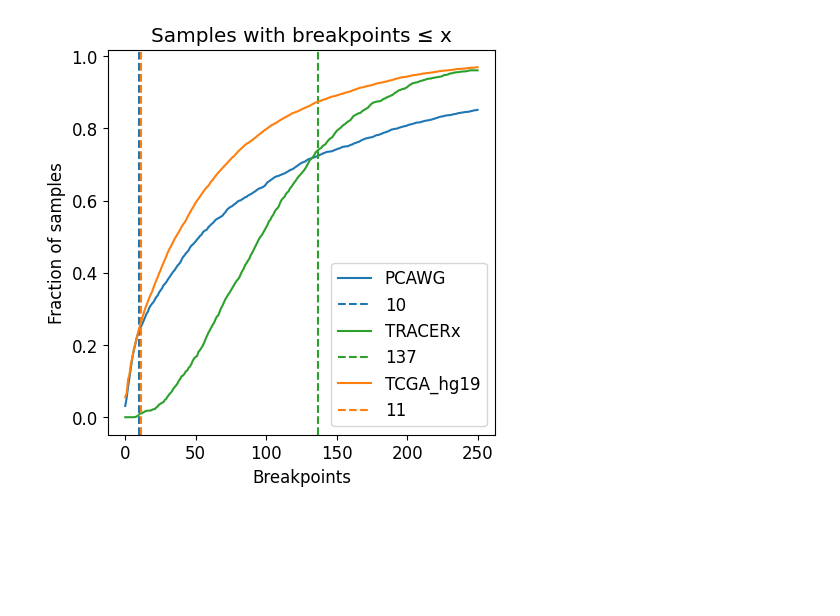
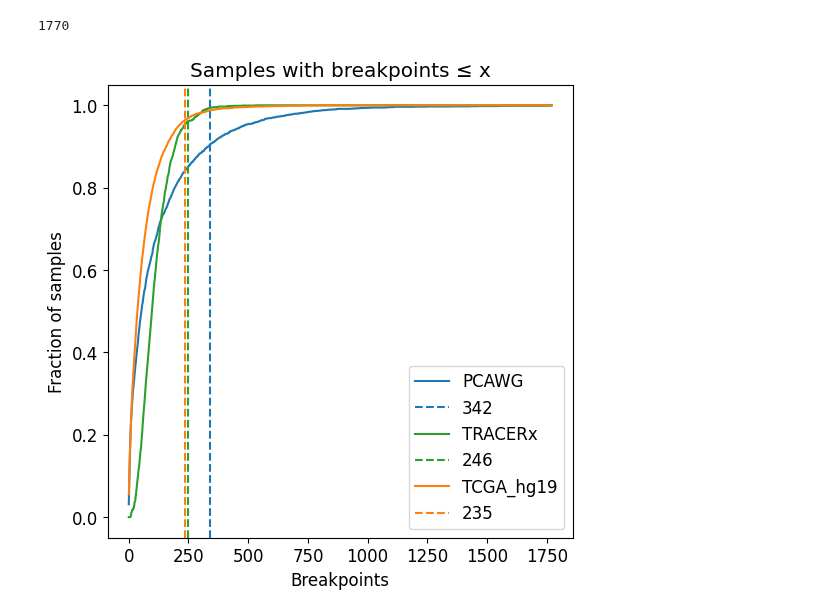
Before and after one commit to ICCB-Cologne/CNSistent, a Jupyter notebook: notebooks/analyze/analyze_cutoffs.ipynb, the cells around one changed output. Saved outputs shown, nothing was run; the diff lists cells and outputs as text; code cells hidden in the pictures; blank space fills up the shorter version.

```diff
--- a/notebooks/analyze/analyze_cutoffs.ipynb
+++ b/notebooks/analyze/analyze_cutoffs.ipynb
@@ -13,7 +10,7 @@ from cns.data_utils import load_all_samples, img_path
 from cns.utils.cutoff import count_below_lim, find_knee
 file_type = ".pdf"
 # %%
-plt.rcParams.update({'font.size': 12, 'figure.figsize': (5, 5)})
+plt.rcParams.update({'font.size': 12, 'figure.figsize': (6, 6), 'figure.dpi': 100})
 # %%
 data = load_all_samples(False, False, False, True)
 datasets = list(data.keys())
@@ -78,8 +76,8 @@ for k, v in data.items():
 # %%
-for k, v in cov_count.items():
-    plt.plot(cov_cutoffs[k], v, label=k, color=colors[k])
-    knee_index, knee_value = find_knee(v, cov_deltas[k], convex=False, dist=10)
-    x_pos = cov_cutoffs[k][knee_index]
+for k in datasets:
+    plt.plot(cov_X[k], cov_Y[k], label=k, color=colors[k])
+    knee_index, knee_value = find_knee(cov_X[k],  cov_Y[k], convex=False)
+    x_pos = cov_X[k][knee_index]
     plt.axvline(x_pos, color=colors[k], linestyle="--", label=f"{x_pos:.4f}")
 
 plt.xlabel("Coverage fraction")
@@ -91,0 +90,13 @@ plt.savefig(f"{img_path}/fig_samples_coverage_fraction{file_type}", bbox_inches=
+# %%
+for k in datasets:
+    lim = 8500
+    plt.plot(cov_X[k][lim:], cov_Y[k][lim:], label=k, color=colors[k])
+    knee_index, knee_value = find_knee(cov_X[k],  cov_Y[k], convex=False)
+    x_pos = cov_X[k][knee_index]
+    plt.axvline(x_pos, color=colors[k], linestyle="--", label=f"{x_pos:.4f}")
+
+plt.xlabel("Coverage fraction")
+plt.ylabel("Fraction of samples")
+plt.legend()
+plt.title(f"Samples with coverage fraction ≤ x")
+plt.savefig(f"{img_path}/fig_samples_coverage_fraction{file_type}", bbox_inches="tight")
@@ -92,22 +105,25 @@ plt.savefig(f"{img_path}/fig_samples_coverage_fraction{file_type}", bbox_inches=
 # %%
-break_count = {}
-break_cutoffs = {}
+break_Y = {}
+break_X = {}
 break_deltas = {}
 feature = "breaks_aut"
-steps = 250
+steps = np.max([np.max(v[feature]) for v in data.values()])
+print(steps)
 for k, v in data.items():
-    break_cutoffs[k], break_count[k], break_deltas[k] = count_below_lim(v[feature], max_val=steps, steps=steps)
+    break_X[k], break_Y[k] = count_below_lim(v[feature], max_val=steps, steps=steps)
+# %% [output]
+1770
 # %%
-for k, v in break_count.items():
-    plt.plot(break_cutoffs[k], v, label=k, color=colors[k])
-    knee_index, knee_value = find_knee(v, break_deltas[k], convex=True, dist=10)
-    x_pos = break_cutoffs[k][knee_index]
+for k in datasets:
+    plt.plot(break_X[k], break_Y[k], label=k, color=colors[k])
+    knee_index, knee_value = find_knee(break_X[k], break_Y[k], convex=True)
+    x_pos = break_X[k][knee_index]
     plt.axvline(x_pos, color=colors[k], linestyle="--", label=f"{int(x_pos)}")
 
 plt.ylabel("Fraction of samples")
 plt.xlabel("Breakpoints")
 plt.title(f"Samples with breakpoints ≤ x")
 plt.legend()
 plt.savefig(f"{img_path}/fig_samples_breaks_fraction{file_type}", bbox_inches="tight")
 # %% [output]
-[figure, old version]
+[figure, new version]
```
Also changed, not shown: parts of 10 cells of this notebook, 4 other files.
